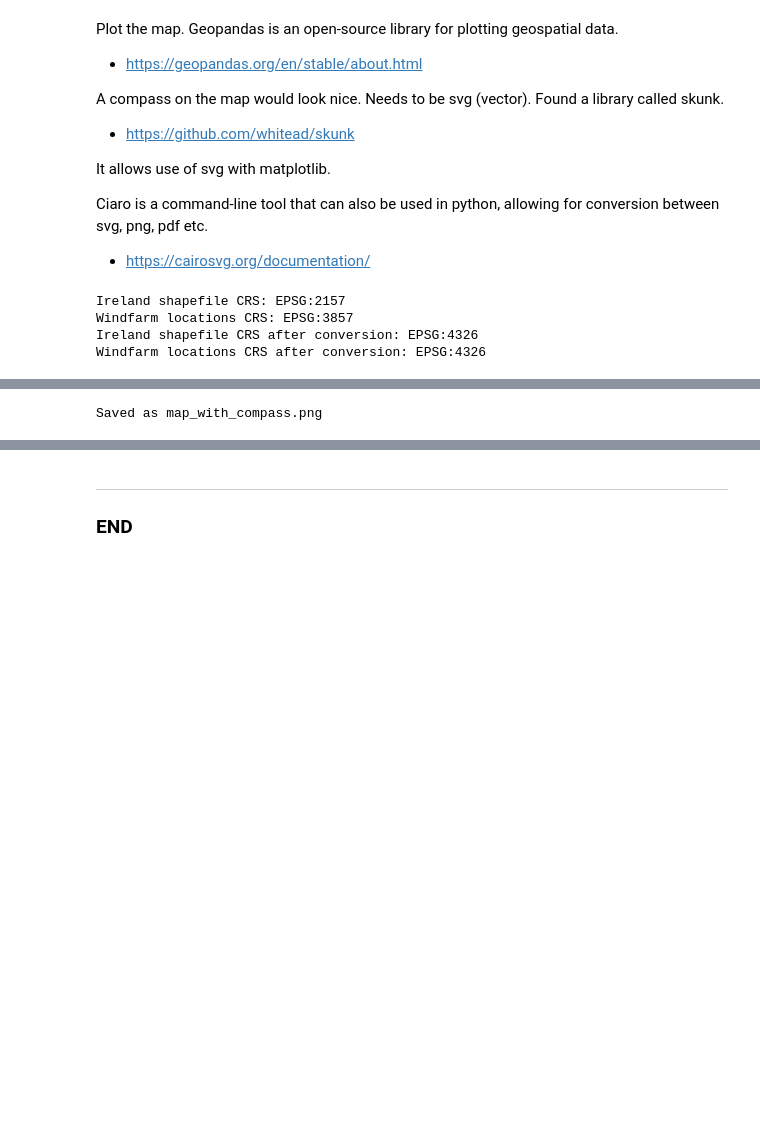
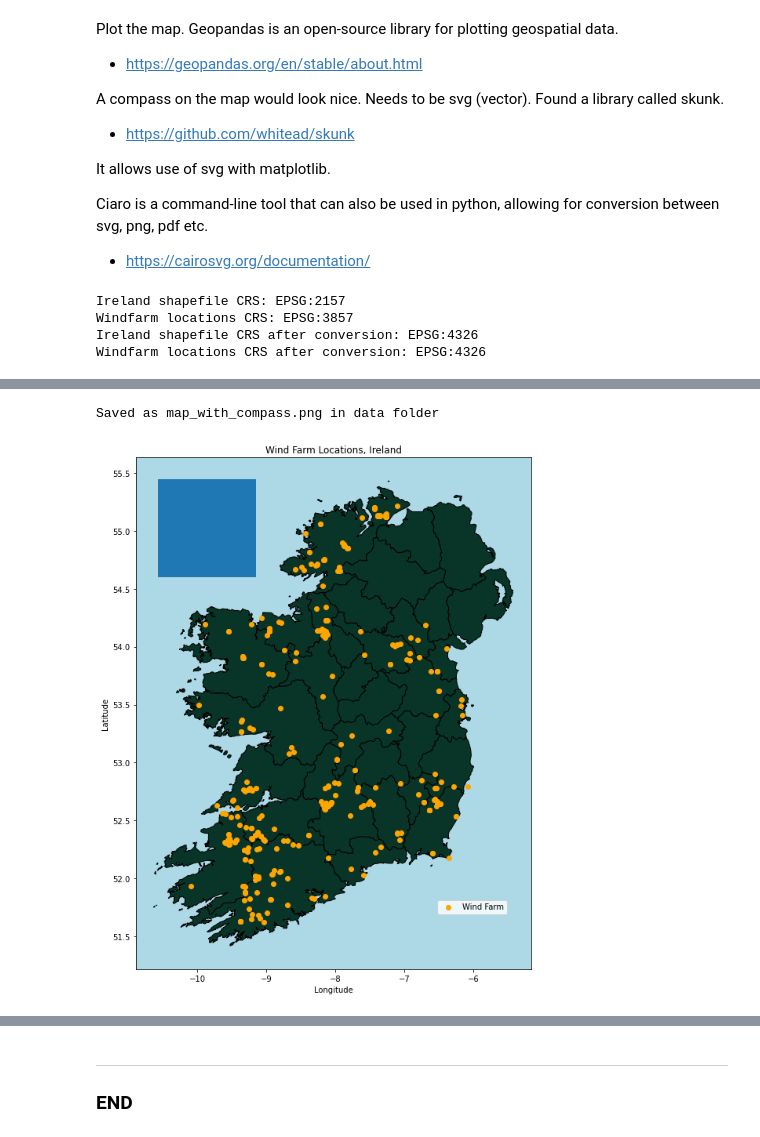
Before and after one commit to holmstead/PFDA, a Jupyter notebook: project/windspeed.ipynb, the cells around one changed output, grey strips where cells are left out. Cells and saved outputs as stored; diff of their text form; code cells hidden in the pictures; blank space fills up the shorter version.

```diff
--- a/project/windspeed.ipynb
+++ b/project/windspeed.ipynb
@@ -556,36 +556,38 @@ plt.title("Wind Farm Locations, Ireland")
 plt.xlabel("Longitude")
 plt.ylabel("Latitude")
 
 # Insert compass SVG in the top-left using skunk
 box_compass = skunk.Box(125, 125, 'sk1')  # Create a skunk box for the compass
 ab_compass = AnnotationBbox(box_compass, (0.18, 0.86),  # Position in top-left
                              xycoords='axes fraction',
                              boxcoords='offset points',
                              frameon=False)
 ax.add_artist(ab_compass)
 
 # Insert the SVGs into skunk
 svg = skunk.insert(
     {
         'sk1': './data/compass.svg'  # Path to the compass.svg
     })
 
 # Display the SVG in Jupyter Notebook
 skunk.display(svg)
 
 # prevent Matplotlib from rendering
-plt.close(fig)
+#plt.close(fig)
 
-# save map to pdf
-cairosvg.svg2pdf(bytestring=svg, write_to='image.pdf')
+# save map to pdf and png
+cairosvg.svg2pdf(bytestring=svg, write_to='map_with_compass.pdf')
+cairosvg.svg2png(bytestring=svg, write_to='map_with_compass.png')
 
 # Convert SVG to PNG
-cairosvg.svg2png(url='map_with_compass.svg', write_to='map_with_compass.png')
-print("Saved as map_with_compass.png")
+cairosvg.svg2png(svg, write_to='map_with_compass.png')
+print("Saved as map_with_compass.png in data folder")
 # %% [output]
 Ireland shapefile CRS: EPSG:2157
 Windfarm locations CRS: EPSG:3857
 Ireland shapefile CRS after conversion: EPSG:4326
 Windfarm locations CRS after conversion: EPSG:4326
 [interactive output not drawn]
-Saved as map_with_compass.png
+Saved as map_with_compass.png in data folder
+[figure, added]
```
Also changed, not shown: parts of 2 cells of this notebook.
